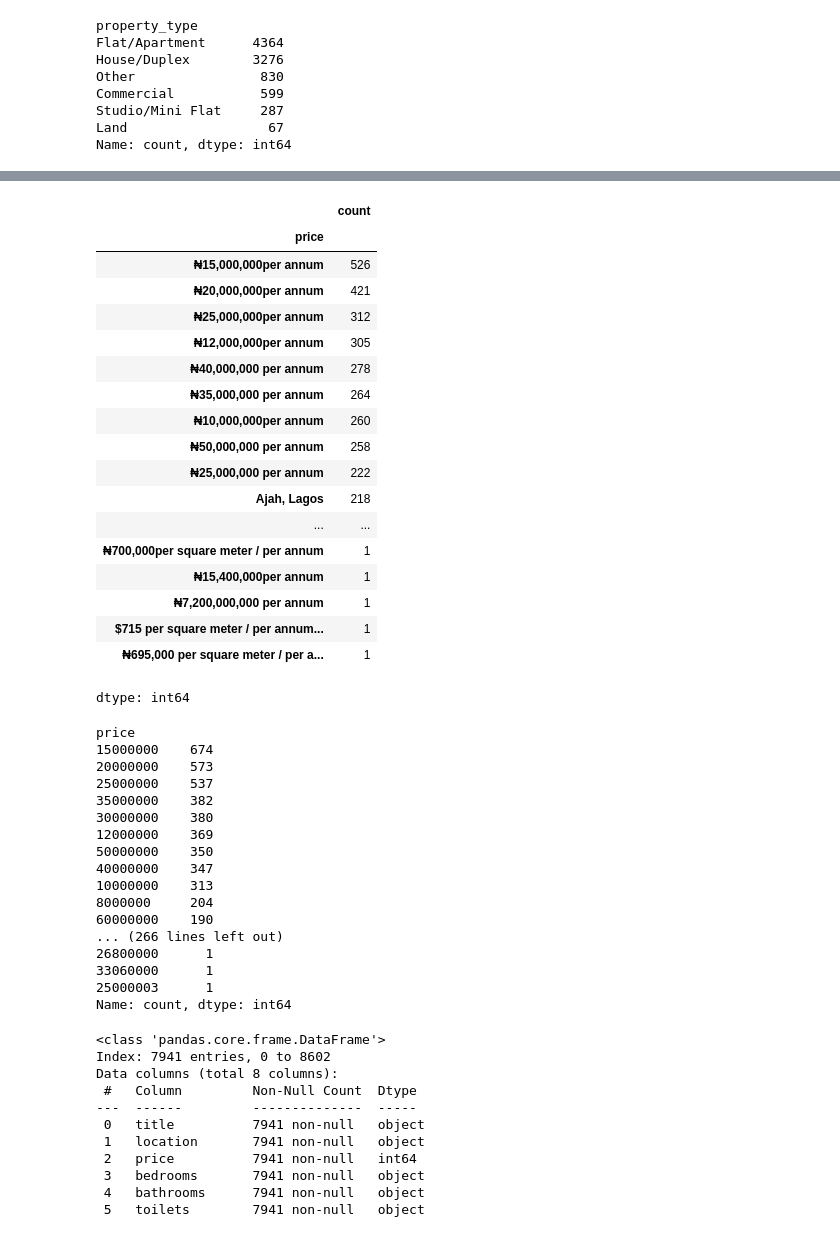
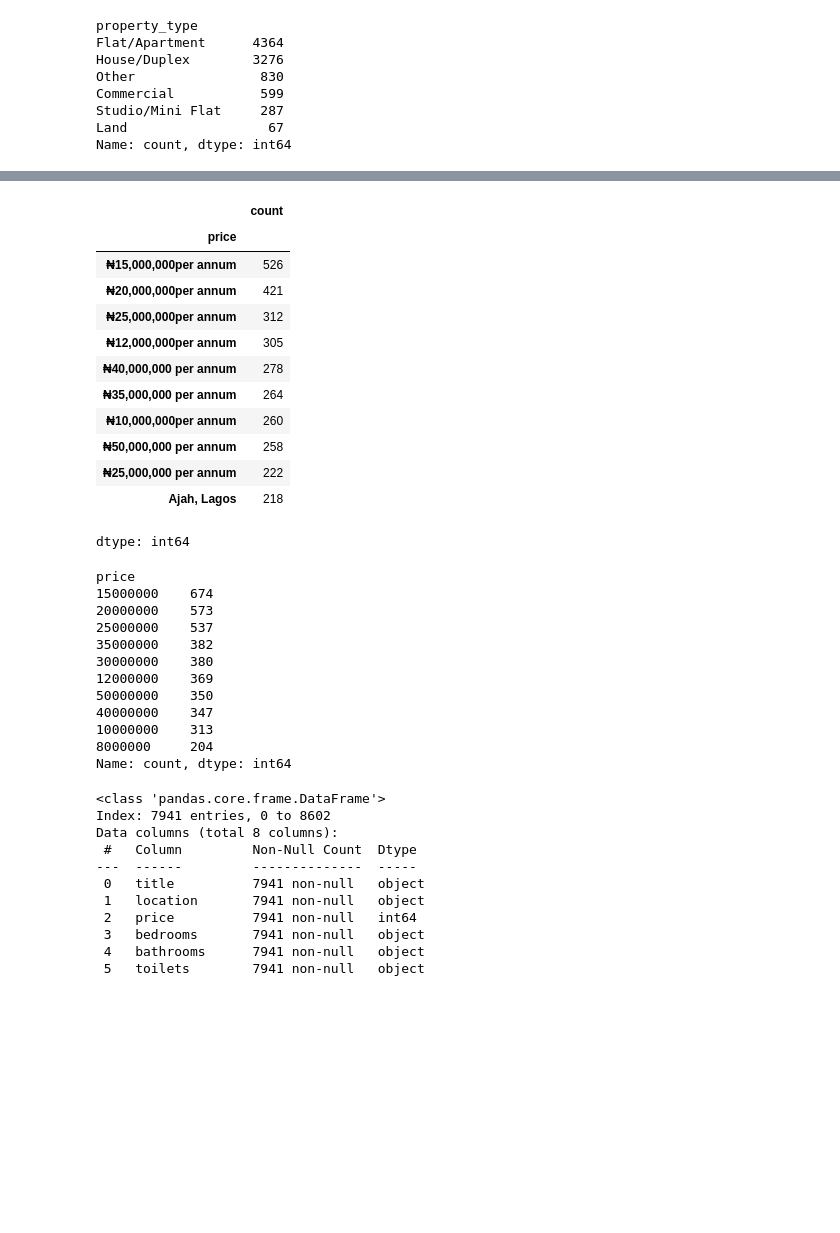
Before and after one commit to vee234o/Real_Estate_Market_Analysis, a Jupyter notebook: notebooks/product_analysis.ipynb, the cells around one changed output, grey strips where cells are left out. Saved outputs shown, nothing was run; the diff lists cells and outputs as text; code cells hidden in the pictures; blank space fills up the shorter version.

```diff
--- a/notebooks/product_analysis.ipynb
+++ b/notebooks/product_analysis.ipynb
@@ -107,26 +107,20 @@ df_clean.head()
 | 3 | Luxury 3 Bedroom Apartment 4th Floor | Banana Island, Ikoyi, Lagos | ₦45,000,000 per annum | 3 | 4 | 4 | House/Duplex | https://nigeriapropertycentre.com... |
 | 4 | Well Maintained Luxury 4 Bedroom ... | Buena Vista, Banana Island, Ikoyi... | ₦55,000,000 per annum | 4 | 4 | 5 | Flat/Apartment | https://nigeriapropertycentre.com... |
 # %%
-df_clean['price'].value_counts()
+df_clean['price'].value_counts().head(10)
 # %% [output]
 |  | count |
 | price |  |
 | ₦15,000,000per annum | 526 |
 | ₦20,000,000per annum | 421 |
 | ₦25,000,000per annum | 312 |
 | ₦12,000,000per annum | 305 |
 | ₦40,000,000 per annum | 278 |
 | ₦35,000,000 per annum | 264 |
 | ₦10,000,000per annum | 260 |
 | ₦50,000,000 per annum | 258 |
 | ₦25,000,000 per annum | 222 |
 | Ajah, Lagos | 218 |
-| ... | ... |
-| ₦700,000per square meter / per annum | 1 |
-| ₦15,400,000per annum | 1 |
-| ₦7,200,000,000 per annum | 1 |
-| $715 per square meter / per annum... | 1 |
-| ₦695,000 per square meter / per a... | 1 |
 dtype: int64
 # %%
 df['price'] = df['price'].astype(str).str.extract(r'(\d[\d,.]*)')[0]
@@ -147,7 +141,7 @@ upper_bound = Q3 + 1.5 * IQR
 
 df = df[(df['price'] >= lower_bound) & (df['price'] <= upper_bound)].copy()
 
-print(df['price'].value_counts())
+print(df['price'].value_counts().head(10))
 # %% [output]
 price
 15000000    674
@@ -160,11 +154,6 @@ price
 40000000    347
 10000000    313
 8000000     204
-60000000    190
-... (266 lines left out)
-26800000      1
-33060000      1
-25000003      1
 Name: count, dtype: int64
 # %%
 df.info()
```
